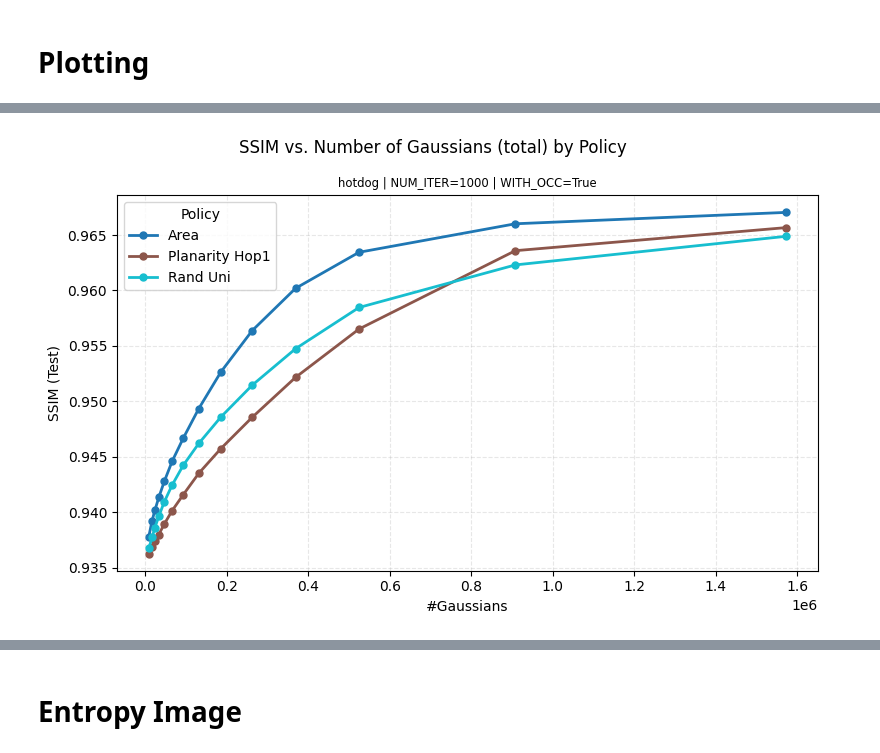
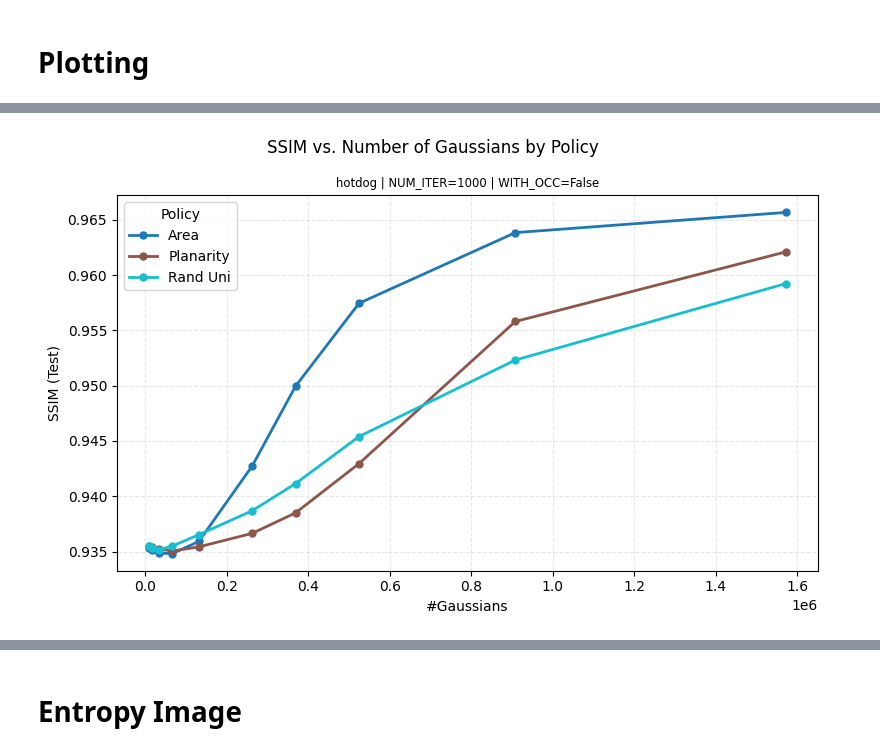
Before and after one commit to SYJINTW/mesh-splat, a Jupyter notebook: plot.ipynb, the cells around one changed output, grey strips where cells are left out. Cells and saved outputs as stored; diff of their text form; code cells hidden in the pictures.

Commit message:
Refactor training scripts and implement distortion-based budgeting policy. add comments and asserts.

```diff
--- a/plot.ipynb
+++ b/plot.ipynb
@@ -17,9 +19,9 @@ WITH_OCC = True
 # --- 1. Data Collection and Aggregation ---
 
 # Input directory containing the JSON files
-input_dir = Path('./output/1027_with_occ/for_plot/')
+input_dir = Path('./output/1028_without_occ/for_plot/')
 # Output directory for aggregated JSONs and plots
-output_dir = Path('output/exp1027_plots/')
+output_dir = Path('output/exp1028_plots/')
 output_dir.mkdir(parents=True, exist_ok=True)
 
 files = sorted(glob(str(input_dir / '*.json')))
@@ -87,64 +170,43 @@ Example shape of aggregated data for policy 'area': (14,)
 # %%
-
-DRAW_LOG_SCALE = False
-
-# --- 3. Plotting ---
-
-if not policies:
-    print("\nNo data found to plot!")
-else:
-    metrics_to_plot = {
-        "PSNR": {"unit": "dB", "label": "PSNR (Test) [dB]"},
-        "SSIM": {"unit": "", "label": "SSIM (Test)"},
-        "LPIPS": {"unit": "", "label": "LPIPS (Test)"}
-    }
-
-    colors = plt.cm.tab10(np.linspace(0, 1, len(policies)))
-
-    for metric_key, metric_info in metrics_to_plot.items():
-        fig, ax = plt.subplots(figsize=(8, 5))
-
-        for policy, color in zip(policies, colors):
-            records = policy_data[policy]
-            if not records:
-                continue
-
-            # Sort by num_gs to ensure lines are drawn correctly
-            records.sort(key=lambda r: r['num_gs'])
-
-            xs = np.array([r['num_gs'] for r in records])
-            ys = np.array([r[metric_key.lower()] for r in records])
-
-            # Ensure positive x values for log scale
-            xs_plot = np.maximum(xs, 1)
-
-            ax.plot(xs_plot, ys, 'o-', linewidth=2, markersize=5,
-                    color=color, label=policy.replace('_', ' ').title())
-
-        ax.set_ylabel(metric_info["label"])
-        fig.suptitle(f'{metric_key} vs. Number of Gaussians (total) by Policy')
-        ax.set_title(f'{SCENE_NAME} | NUM_ITER={NUM_ITER} | WITH_OCC={WITH_OCC}', fontsize='small')
-
-        ax.set_xlabel('#Gaussians')
-
-        if DRAW_LOG_SCALE:
-            try:
-                ax.set_xscale('log', base=2)
-                ax.set_xlabel('#Gaussians (log2 scale)')
-            except TypeError:
-                ax.set_xscale('log', basex=2)  # Fallback for older Matplotlib
+""" 3. Plotting """
 
 
+# --- Plotting Logic ---
 
+if aggregated_json_path and aggregated_json_path.is_dir():
+    print(f"Loading aggregated data from directory: {aggregated_json_path}")
+    data_to_plot = defaultdict(list)
+    json_files = sorted(glob(str(aggregated_json_path / '*_aggregated.json')))
 
-        ax.grid(True, which="both", ls="--", alpha=0.3)
-        ax.legend(title='Policy')
-        plt.tight_layout()
+    if not json_files:
+        print(f"No '*_aggregated.json' files found in {aggregated_json_path}")
+        data_to_plot = None
+    else:
+        for file_path in json_files:
+            try:
+                policy_name = Path(file_path).name.replace('_aggregated.json', '')
+                with open(file_path, 'r') as f:
+                    loaded_data = json.load(f)
 
-        # Save figure
-        output_fig_path = output_dir / f'{metric_key.lower()}_vs_numgs.png'
-        plt.savefig(output_fig_path, dpi=200, bbox_inches='tight')
-        print(f"\nFigure saved to {output_fig_path}")
+                if loaded_data:
+                    data_to_plot[policy_name] = loaded_data
+                    print(f"  Loaded data for policy '{policy_name}'")
+            except Exception as e:
+                print(f"Error processing {file_path}: {e}")
+        output_dir = aggregated_json_path
 
-        plt.show()
+elif 'policy_data' in locals() and policy_data:
+    print("Using aggregated data from the previous cell.")
+    data_to_plot = policy_data
+
+if data_to_plot:
+    plot_metrics(
+        policy_data=data_to_plot,
+        scene_name=SCENE_NAME,
+        num_iter=NUM_ITER,
+        output_dir=output_dir,
+        draw_log_scale=False
+    )
+else:
+    print("\nNo data found to plot!")
 # %% [output]
@@ -154 +221 @@ Figure saved to output/exp1027_plots/ssim_vs_numgs.png
-[figure, old version]
+[figure, new version]
```
Also changed, not shown: parts of 9 cells of this notebook, 6 other files.
